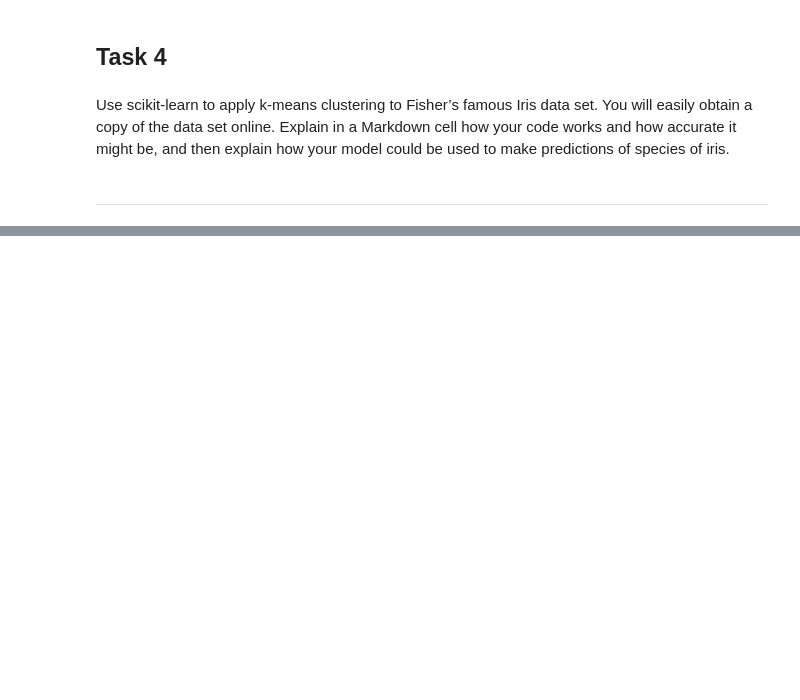
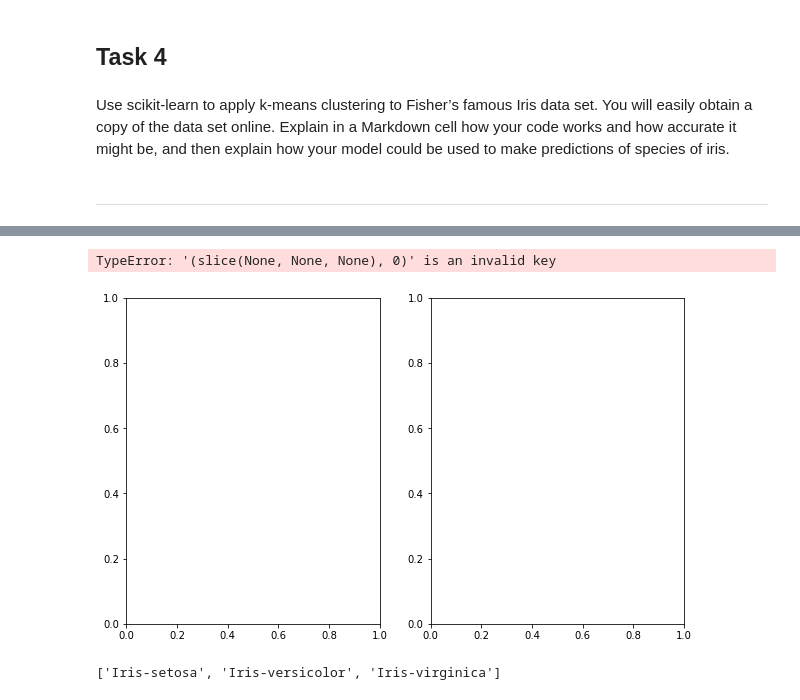
Before and after one commit to karolinaszafranbelzowska/Machine-Learning-and-Statistic---Tasks-assesments, a Jupyter notebook: tasks.ipynb, the cells around one changed output, grey strips where cells are left out. Cells and saved outputs as stored; diff of their text form; code cells hidden in the pictures; blank space fills up the shorter version.

```diff
--- a/tasks.ipynb
+++ b/tasks.ipynb
@@ -355,0 +452,5 @@ be, and then explain how your model could be used to make predictions of species
+# %%
+# instantiate and fit Kmeans cluster model. I am going to use 3 clusters and a random_state of 0.
+# random_state controls the random number generator used and n_clusters observations from data for the initial centroids.
+km = KMeans(n_clusters = 3, random_state=0).fit(X) # random initialization of centroids and fit
+# km.fit(X)
@@ -355,0 +465,29 @@ be, and then explain how your model could be used to make predictions of species
+# %%
+# define new_labels to find out which cluster does the data observations belong. labels are used in comparison plot.
+new_labels = km.labels_
+# %%
+# Plot the identified clusters and compare with the answers
+# Code taken from: https://medium.com/@belen.sanchez27/predicting-iris-flower-species-with-k-means-clustering-in-python-f6e46806aaee, 11/12/2020
+
+fig, axes = plt.subplots(1, 2, figsize=(10,6))
+axes[0].scatter(X[:, 0], X[:, 1], c = y, cmap = 'rainbow', edgecolor='k', s=150)
+axes[1].scatter(X[:, 0], X[:, 1], c = new_labels, cmap = 'gnuplot', edgecolor='k', s=150)
+axes[0].set_xlabel('Sepal length', fontsize=15)
+axes[0].set_ylabel('Sepal width', fontsize=15)
+axes[1].set_xlabel('Sepal length', fontsize=15)
+axes[1].set_ylabel('Sepal width', fontsize=15)
+axes[0].tick_params(direction='in', length=10, width=5, colors='k', labelsize=15)
+axes[1].tick_params(direction='in', length=10, width=5, colors='k', labelsize=15)
+# Define the title
+axes[0].set_title('Actual', fontsize=18)
+axes[1].set_title('Predicted', fontsize=18)
+# %% [output]
+TypeError: '(slice(None, None, None), 0)' is an invalid key
+[figure, added]
+# %%
+# Just testing the Iris Data
+iris = sns.load_dataset("iris")
+group_names = data['Species'].unique().tolist()
+group_names
+# %% [output]
+['Iris-setosa', 'Iris-versicolor', 'Iris-virginica']
```
Also changed, not shown: parts of 19 cells of this notebook.
